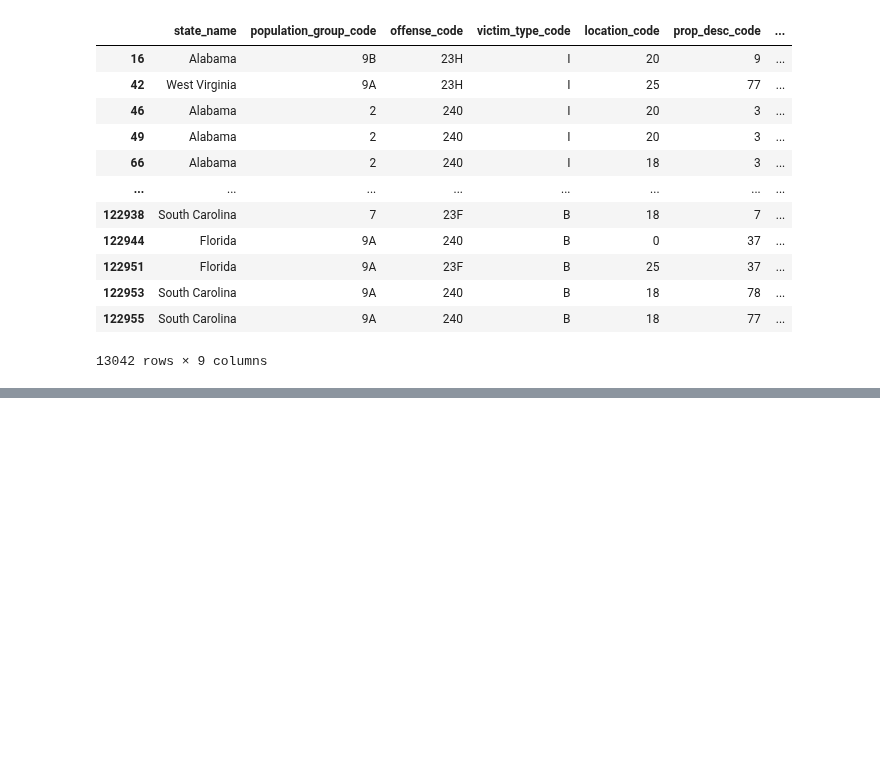
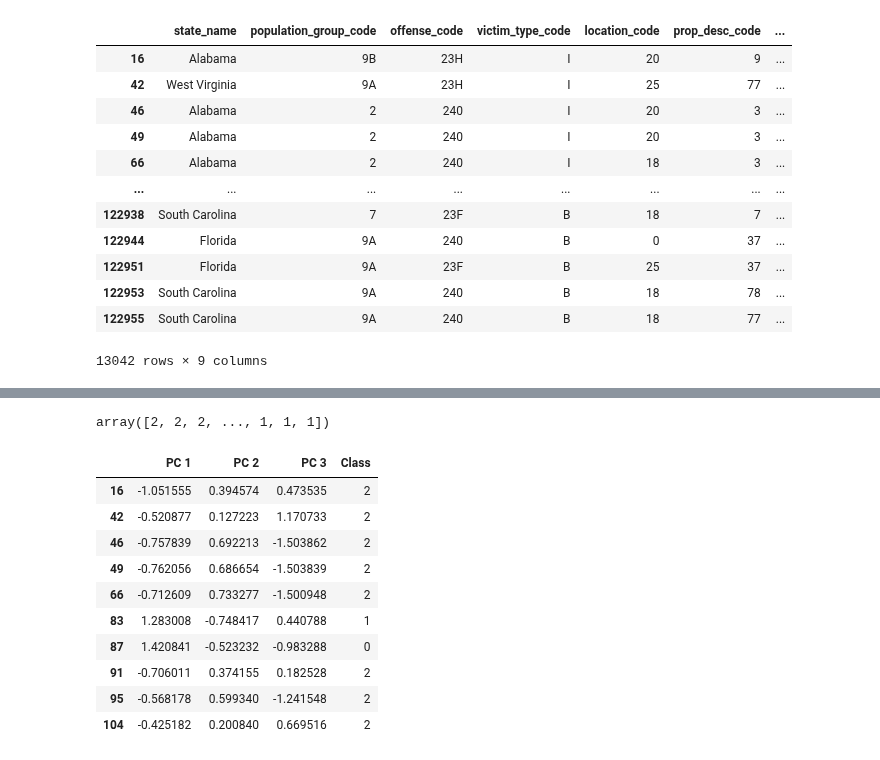
Before and after one commit to Jelsik/DataVisFinalProject-Pentagon, a Jupyter notebook: Cargo_Theft_Clustering.ipynb, the cells around one changed output, grey strips where cells are left out. Cells and saved outputs as stored; diff of their text form; code cells hidden in the pictures; blank space fills up the shorter version.

```diff
--- a/Cargo_Theft_Clustering.ipynb
+++ b/Cargo_Theft_Clustering.ipynb
@@ -234,0 +265,24 @@ plt.show()
+# %%
+# Do this again with the other DataFrame.
+model.fit(recovpca_df)
+
+recovy_pred = model.predict(recovpca_df)
+recovy_pred
+# %% [output]
+array([2, 2, 2, ..., 1, 1, 1])
+# %%
+# Create the recovered values cluster DataFrame.
+recover_cluster = recovpca_df.assign(Class = model.labels_)
+recover_cluster.head(10)
+# %% [output]
+|  | PC 1 | PC 2 | PC 3 | Class |
+| 16 | -1.051555 | 0.394574 | 0.473535 | 2 |
+| 42 | -0.520877 | 0.127223 | 1.170733 | 2 |
+| 46 | -0.757839 | 0.692213 | -1.503862 | 2 |
+| 49 | -0.762056 | 0.686654 | -1.503839 | 2 |
+| 66 | -0.712609 | 0.733277 | -1.500948 | 2 |
+| 83 | 1.283008 | -0.748417 | 0.440788 | 1 |
+| 87 | 1.420841 | -0.523232 | -0.983288 | 0 |
+| 91 | -0.706011 | 0.374155 | 0.182528 | 2 |
+| 95 | -0.568178 | 0.599340 | -1.241548 | 2 |
+| 104 | -0.425182 | 0.200840 | 0.669516 | 2 |
```
Also changed, not shown: parts of 22 cells of this notebook, 2 other files.
